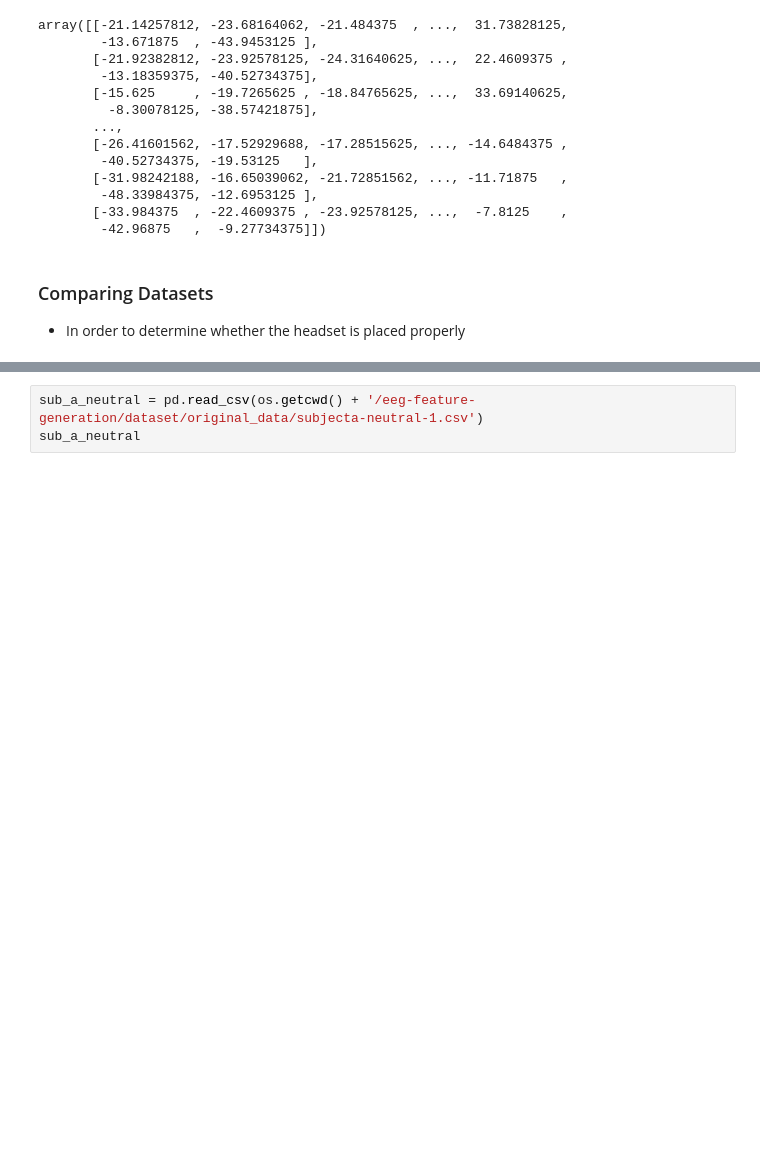
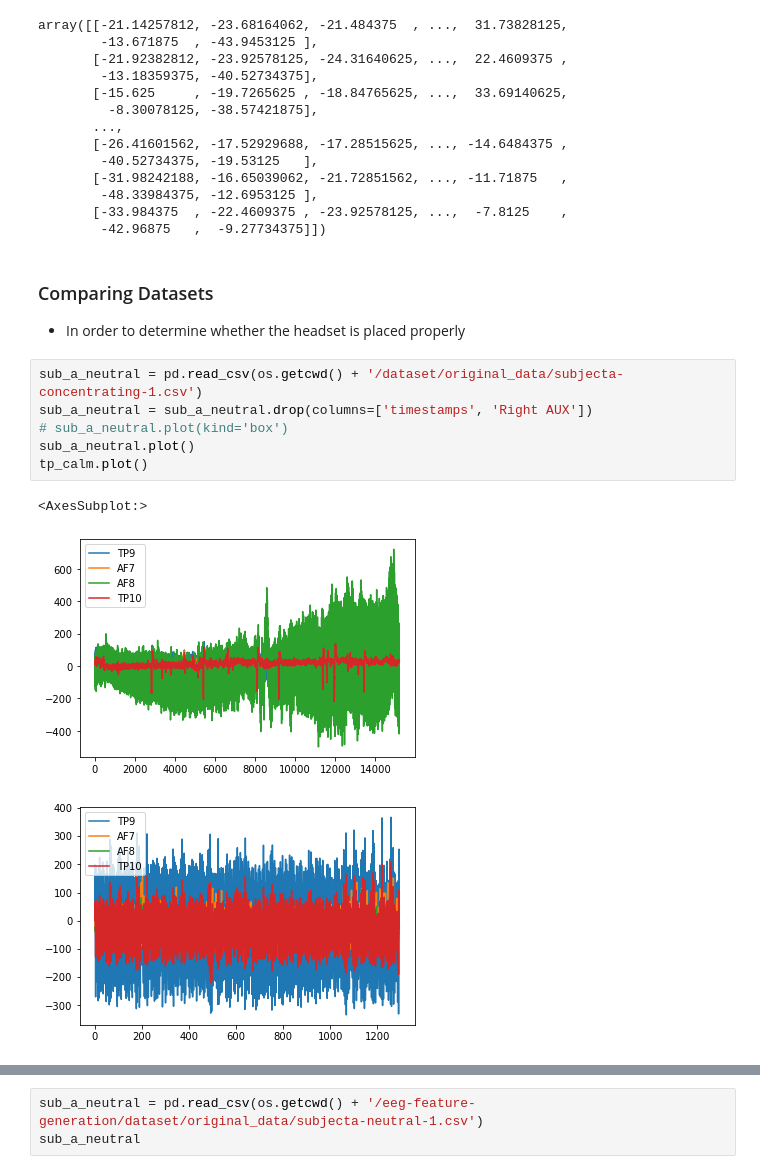
Before and after one commit to andyko208/EEG_Classification, a Jupyter notebook: EEG_data_analysis.ipynb, the cells around one changed output, grey strips where cells are left out. Drawn from its saved outputs; the diff is of its cells as text; blank space fills up the shorter version.

```diff
--- a/EEG_data_analysis.ipynb
+++ b/EEG_data_analysis.ipynb
@@ -122,3 +122,13 @@ array([[-21.14257812, -23.68164062, -21.484375  , ...,  31.73828125,
 # %% [markdown]
 ### Comparing Datasets
 - In order to determine whether the headset is placed properly
+# %%
+sub_a_neutral = pd.read_csv(os.getcwd() + '/dataset/original_data/subjecta-concentrating-1.csv')
+sub_a_neutral = sub_a_neutral.drop(columns=['timestamps', 'Right AUX'])
+# sub_a_neutral.plot(kind='box')
+sub_a_neutral.plot()
+tp_calm.plot()
+# %% [output]
+<AxesSubplot:>
+[figure, added]
+[figure, added]
```
Also changed, not shown: parts of 5 cells of this notebook, 42 other files.
